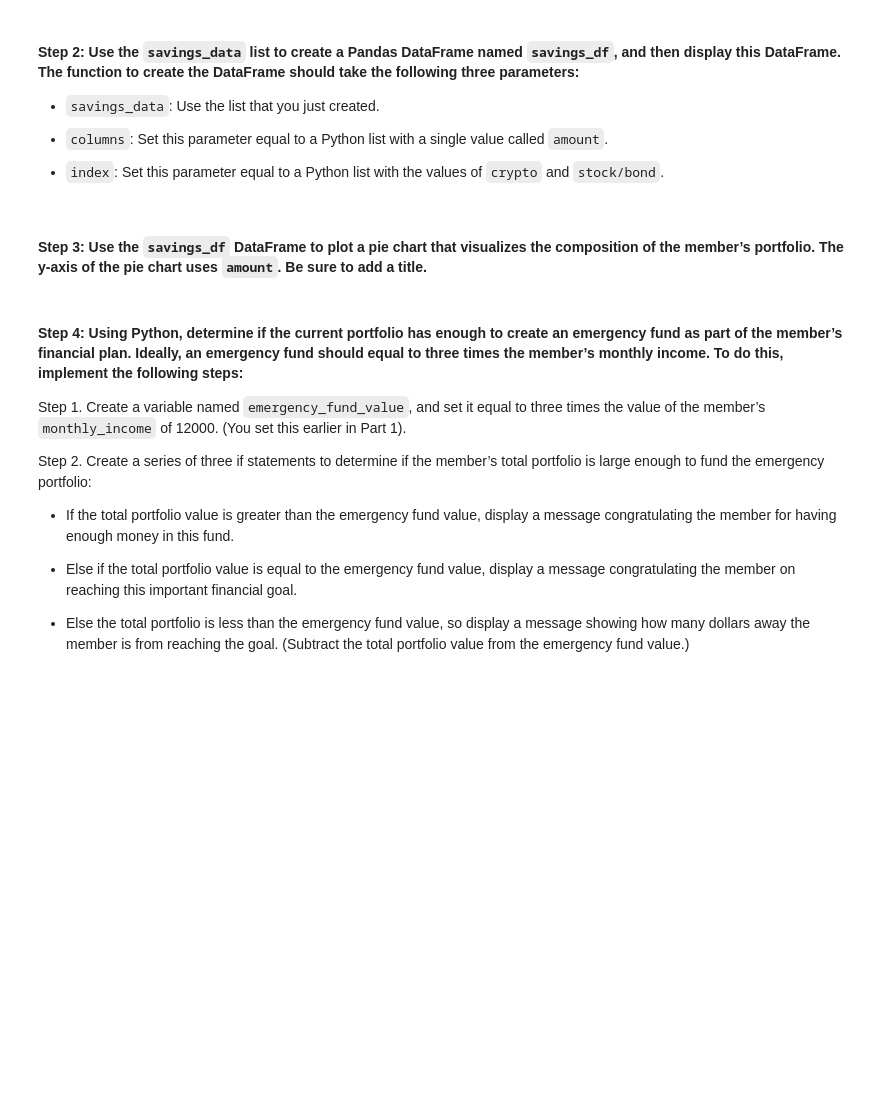
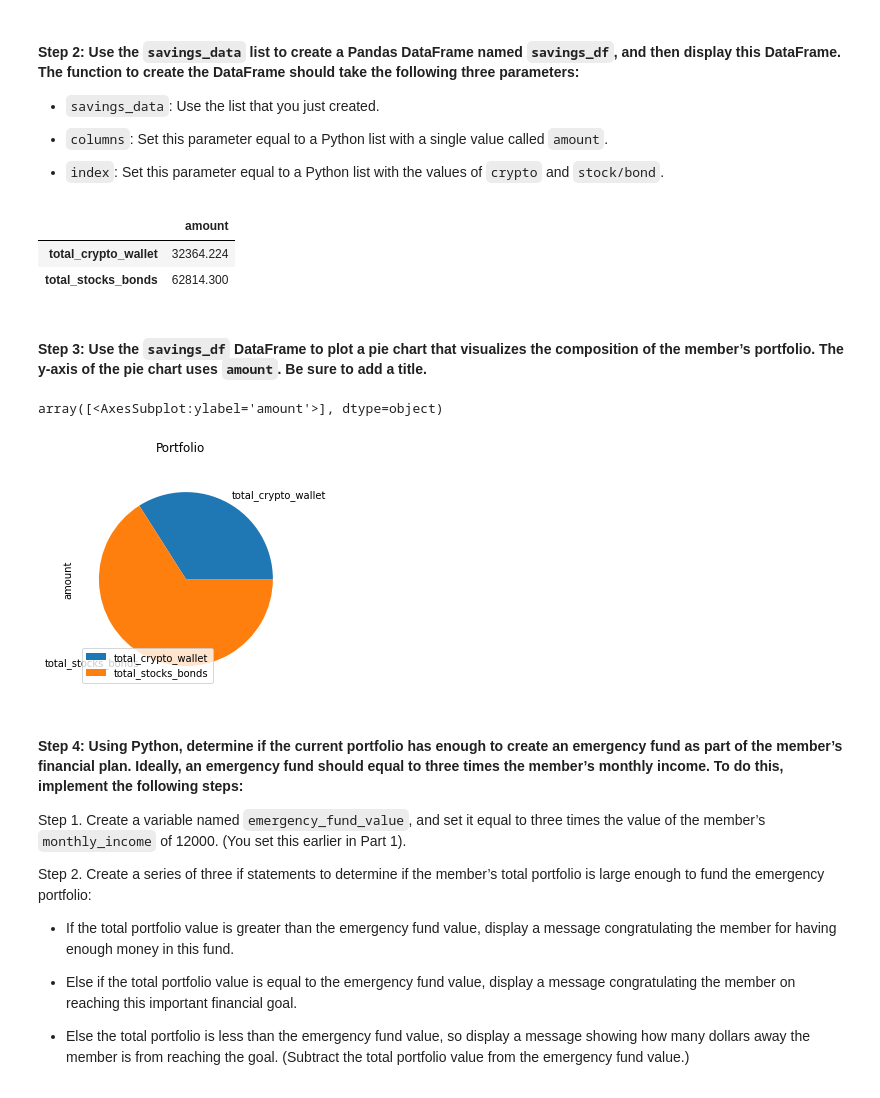
Before and after one commit to Erick3150/Financial-Planning-and-Forecasting, a Jupyter notebook: financial_planning_tools.ipynb, the cells around one changed output. Saved outputs shown, nothing was run; the diff lists cells and outputs as text; code cells hidden in the pictures; blank space fills up the shorter version.

```diff
--- a/financial_planning_tools.ipynb
+++ b/financial_planning_tools.ipynb
@@ -261,6 +316,6 @@ agg_value = # YOUR CODE HERE
 # %%
 # Calculate the current value of the stock portion of the portfolio
-spy_value = # YOUR CODE HERE
+spy_value = spy_shares * spy_close_price[end_date]
 
 # Print the current value of the stock portfolio
-# YOUR CODE HERE
+spy_value
@@ -267,6 +324,6 @@ spy_value = # YOUR CODE HERE
 # %%
 # Calculate the total value of the stock and bond portion of the portfolio
-total_stocks_bonds = # YOUR CODE HERE
+total_stocks_bonds = spy_value + agg_value
 
 # Print the current balance of the stock and bond portion of the portfolio
-# YOUR CODE HERE
+total_stocks_bonds
@@ -309,7 +370,7 @@ In this section, you’ll use the valuations for the cryptocurrency wallet and f
 #### Step 1: Create a Python list named `savings_data` that has two elements. The first element contains the total value of the cryptocurrency wallet. The second element contains the total value of the stock and bond portions of the portfolio.
 # %%
 # Consolidate financial assets data into a Python list
-# YOUR CODE HERE
+savings_data = [total_crypto_wallet, total_stocks_bonds]
 
 # Review the Python list savings_data
-# YOUR CODE HERE
+savings_data
@@ -323,15 +386,22 @@ In this section, you’ll use the valuations for the cryptocurrency wallet and f
 - `index`: Set this parameter equal to a Python list with the values of `crypto` and `stock/bond`.
 # %%
 # Create a Pandas DataFrame called savings_df
-# YOUR CODE HERE
+savings_df = pd.DataFrame(data=savings_data, index=["total_crypto_wallet", "total_stocks_bonds"], columns=["amount"])
 
 # Display the savings_df DataFrame
-# YOUR CODE HERE
+savings_df
+# %% [output]
+|  | amount |
+| total_crypto_wallet | 32364.224 |
+| total_stocks_bonds | 62814.300 |
 # %% [markdown]
 #### Step 3: Use the `savings_df` DataFrame to plot a pie chart that visualizes the composition of the member’s portfolio. The y-axis of the pie chart uses `amount`. Be sure to add a title.
 # %%
 # Plot the total value of the member's portfolio (crypto and stock/bond) in a pie chart
-# YOUR CODE HERE
+savings_df.plot.pie(subplots=True,title = "Portfolio")
+# %% [output]
+array([<AxesSubplot:ylabel='amount'>], dtype=object)
+[figure, added]
 # %% [markdown]
 #### Step 4: Using Python, determine if the current portfolio has enough to create an emergency fund as part of the member’s financial plan. Ideally, an emergency fund should equal to three times the member’s monthly income. To do this, implement the following steps:
 
```
Also changed, not shown: parts of 41 cells of this notebook, 1 other file.
